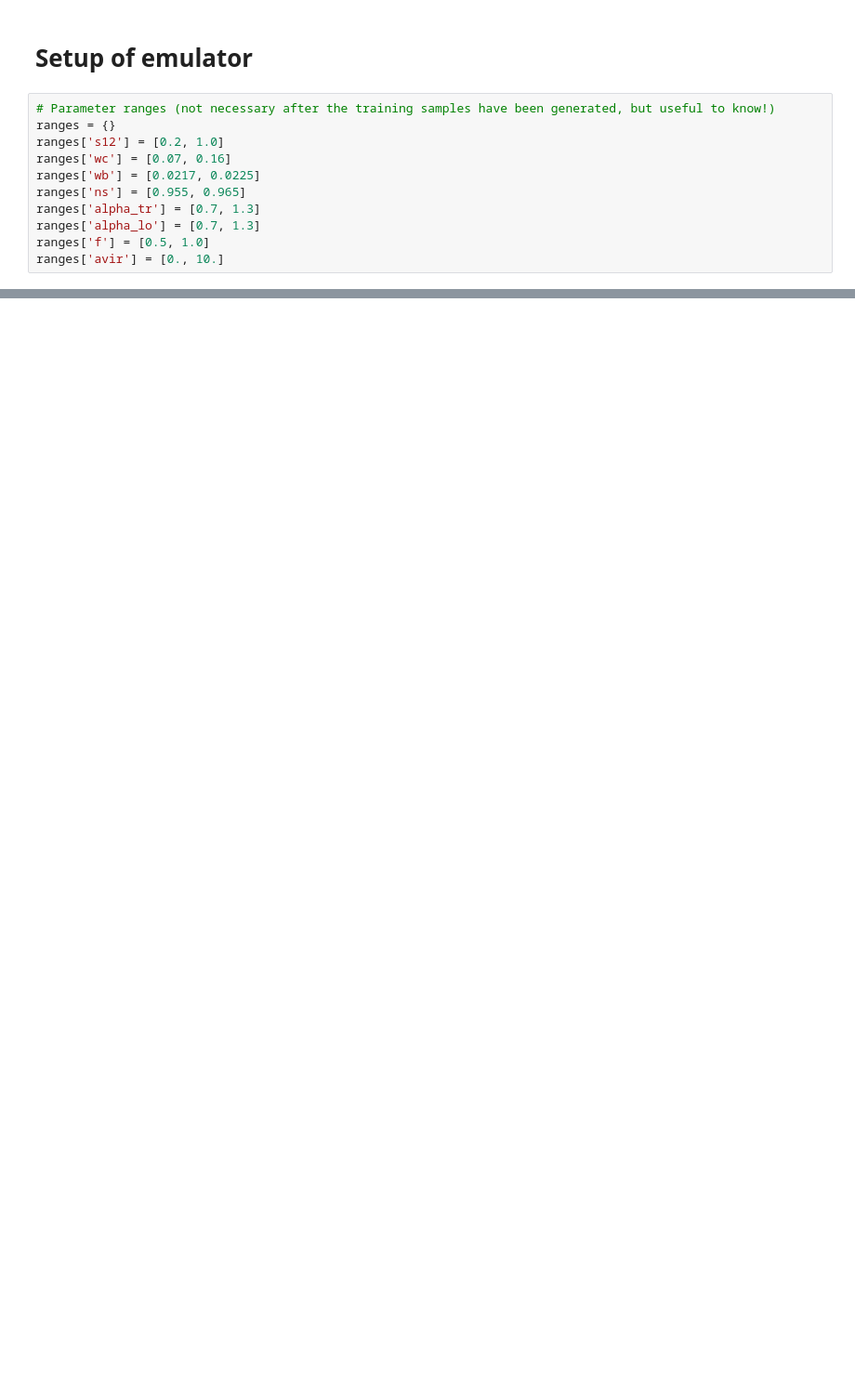
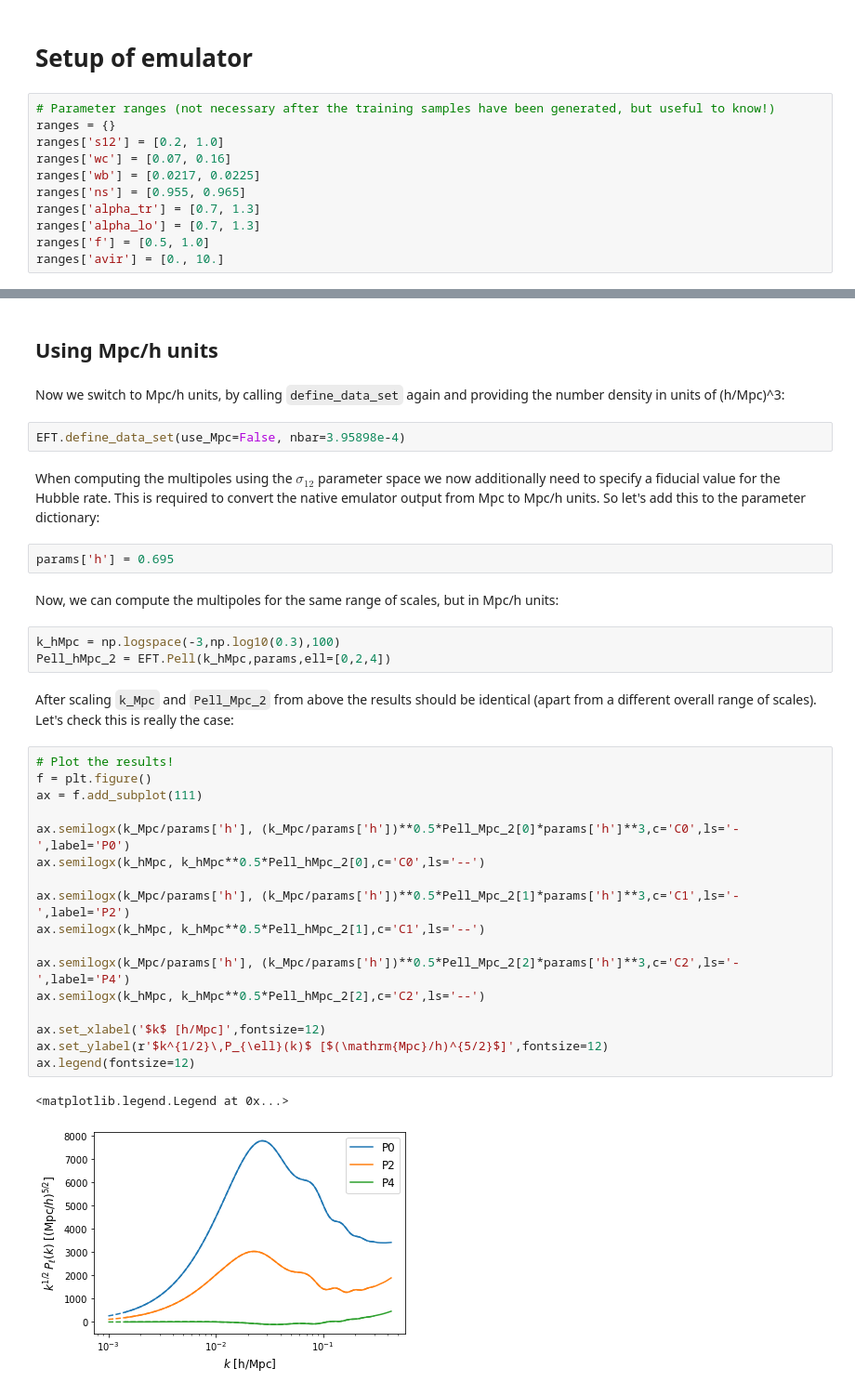
Before and after one commit to adematti/comet-emu, a Jupyter notebook: Demonstration of emulator class.ipynb, the cells around one changed output, grey strips where cells are left out. Shown: that part at 93% size. Saved outputs shown, nothing was run; the diff lists cells and outputs as text; blank space fills up the shorter version.

```diff
--- a/Demonstration of emulator class.ipynb
+++ b/Demonstration of emulator class.ipynb
@@ -263,0 +151,37 @@ EFT.chi2(params, kmax=0.2, mode='LCDM')
+# %% [markdown]
+## Using Mpc/h units
+# %% [markdown]
+Now we switch to Mpc/h units, by calling `define_data_set` again and providing the number density in units of (h/Mpc)^3:
+# %%
+EFT.define_data_set(use_Mpc=False, nbar=3.95898e-4)
+# %% [markdown]
+When computing the multipoles using the $\sigma_{12}$ parameter space we now additionally need to specify a fiducial value for the Hubble rate. This is required to convert the native emulator output from Mpc to Mpc/h units. So let's add this to the parameter dictionary:
+# %%
+params['h'] = 0.695
+# %% [markdown]
+Now, we can compute the multipoles for the same range of scales, but in Mpc/h units:
+# %%
+k_hMpc = np.logspace(-3,np.log10(0.3),100)
+Pell_hMpc_2 = EFT.Pell(k_hMpc,params,ell=[0,2,4])
+# %% [markdown]
+After scaling `k_Mpc` and `Pell_Mpc_2` from above the results should be identical (apart from a different overall range of scales). Let's check this is really the case:
+# %%
+# Plot the results!
+f = plt.figure()
+ax = f.add_subplot(111)
+
+ax.semilogx(k_Mpc/params['h'], (k_Mpc/params['h'])**0.5*Pell_Mpc_2[0]*params['h']**3,c='C0',ls='-',label='P0')
+ax.semilogx(k_hMpc, k_hMpc**0.5*Pell_hMpc_2[0],c='C0',ls='--')
+
+ax.semilogx(k_Mpc/params['h'], (k_Mpc/params['h'])**0.5*Pell_Mpc_2[1]*params['h']**3,c='C1',ls='-',label='P2')
+ax.semilogx(k_hMpc, k_hMpc**0.5*Pell_hMpc_2[1],c='C1',ls='--')
+
+ax.semilogx(k_Mpc/params['h'], (k_Mpc/params['h'])**0.5*Pell_Mpc_2[2]*params['h']**3,c='C2',ls='-',label='P4')
+ax.semilogx(k_hMpc, k_hMpc**0.5*Pell_hMpc_2[2],c='C2',ls='--')
+
+ax.set_xlabel('$k$ [h/Mpc]',fontsize=12)
+ax.set_ylabel(r'$k^{1/2}\,P_{\ell}(k)$ [$(\mathrm{Mpc}/h)^{5/2}$]',fontsize=12)
+ax.legend(fontsize=12)
+# %% [output]
+<matplotlib.legend.Legend at 0x...>
+[figure, added]
```
Also changed, not shown: parts of 73 cells of this notebook, 1 other file.
